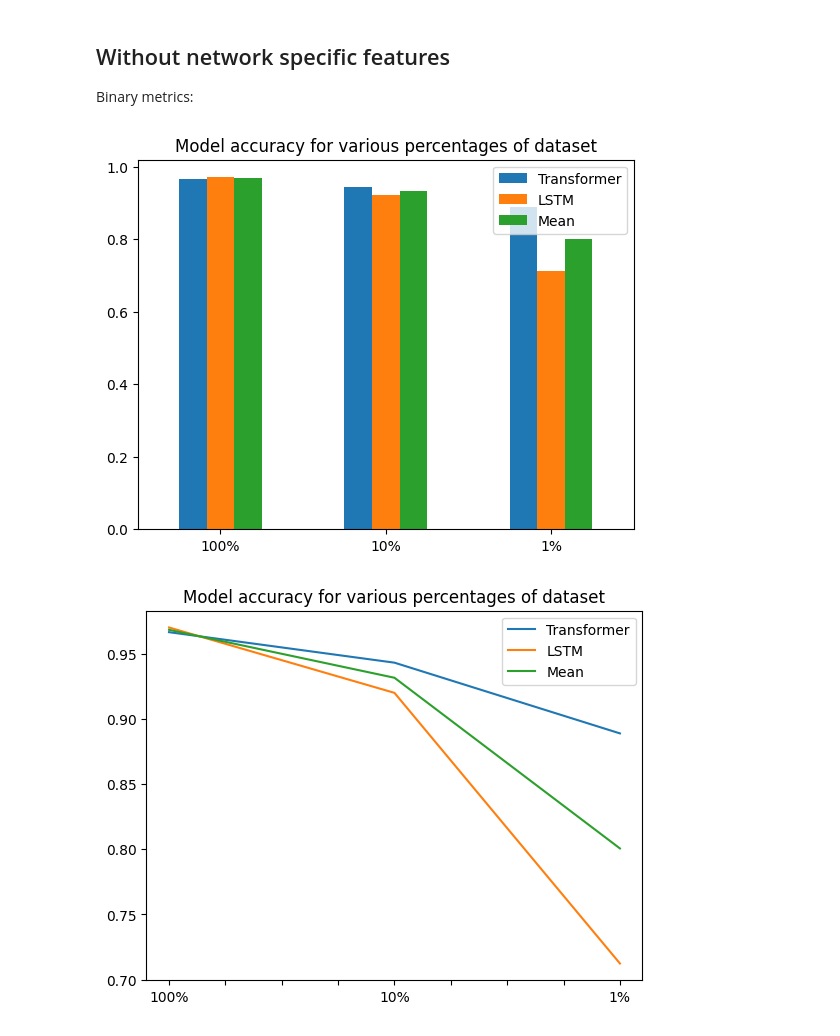
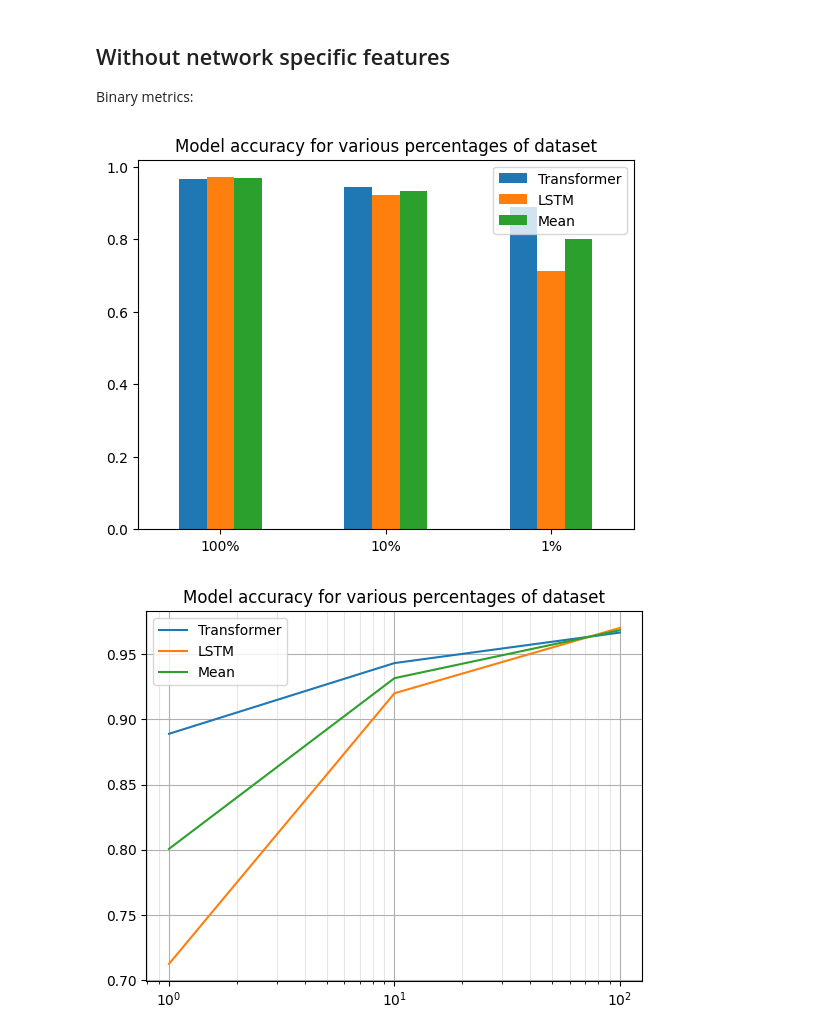
Before and after one commit to thetonk/master-thesis, a Jupyter notebook: notebooks/model-scaling-experiments-results-35-epochs-early-stop.ipynb, the cells around one changed output. Drawn from its saved outputs; the diff is of its cells as text; code cells hidden in the pictures.

Commit message:
add more model scaling plots and improve existing ones

```diff
--- a/notebooks/model-scaling-experiments-results-35-epochs-early-stop.ipynb
+++ b/notebooks/model-scaling-experiments-results-35-epochs-early-stop.ipynb
@@ -105,36 +110,41 @@ data = [    [transformer_full_df["Accuracy"].mean(), lstm_full_df["Accuracy"].me
             [transformer_1_df["Accuracy"].mean(), lstm_1_df["Accuracy"].mean(),
              (transformer_1_df["Accuracy"].mean() + lstm_1_df["Accuracy"].mean())/2]
         ]
-metrics_df = pd.DataFrame(data, columns=["Transformer", "LSTM", "Mean"], index=["100%", "10%", "1%"])
+metrics_df_str = pd.DataFrame(data, columns=["Transformer", "LSTM", "Mean"], index=["100%", "10%", "1%"])
+metrics_df_num = metrics_df_str.copy()
+metrics_df_num.index = [100,10,1]
 
-ax = metrics_df.plot(kind='bar', rot=0)
+ax = metrics_df_str.plot(kind='bar', rot=0)
 ax.set_title("Model accuracy for various percentages of dataset")
 fig = ax.get_figure()
 fig.savefig('model_accuracy_scaling_removed_bar_35.pdf')
 
-ax = metrics_df.plot(kind='line', rot=0)
+ax = metrics_df_num.plot(kind='line', rot=0)
 ax.set_title("Model accuracy for various percentages of dataset")
+ax.semilogx()
+ax.grid()
+ax.grid(which='minor', color='0.9')
 fig = ax.get_figure()
 fig.savefig('model_accuracy_scaling_removed_line_35.pdf')
 
 fig2, ax2 = plt.subplots()
 bins = np.linspace(
     min(transformer_full_df["Accuracy"].min(), lstm_full_df["Accuracy"].min()),
     max(transformer_full_df["Accuracy"].max(), lstm_full_df["Accuracy"].max()),
     30  # number of bins (adjust as needed)
 )
 ax2.hist(transformer_full_df["Accuracy"], bins, label="Transformer", alpha=0.5)
 ax2.hist(lstm_full_df["Accuracy"], bins, label="LSTM", alpha=0.5)
 ax2.set_title("Histogram of accuracy of Transformer and LSTM")
 ax2.legend()
 fig2.savefig("model_accuracy_scaling_histogram_full_removed.pdf")
 
 fig2, ax2 = plt.subplots()
 ax2.hist(transformer_full_df["Accuracy"] - lstm_full_df["Accuracy"])
 ax2.set_title("Accuracy differences histogram")
 fig2.savefig("model_accuracy_scaling_histogram_full_diff_removed.pdf")
 # %% [output]
 [figure]
-[figure, old version]
+[figure, new version]
 [figure]
 [figure]
```
Also changed, not shown: parts of 1 cell of this notebook, 6 other files.
